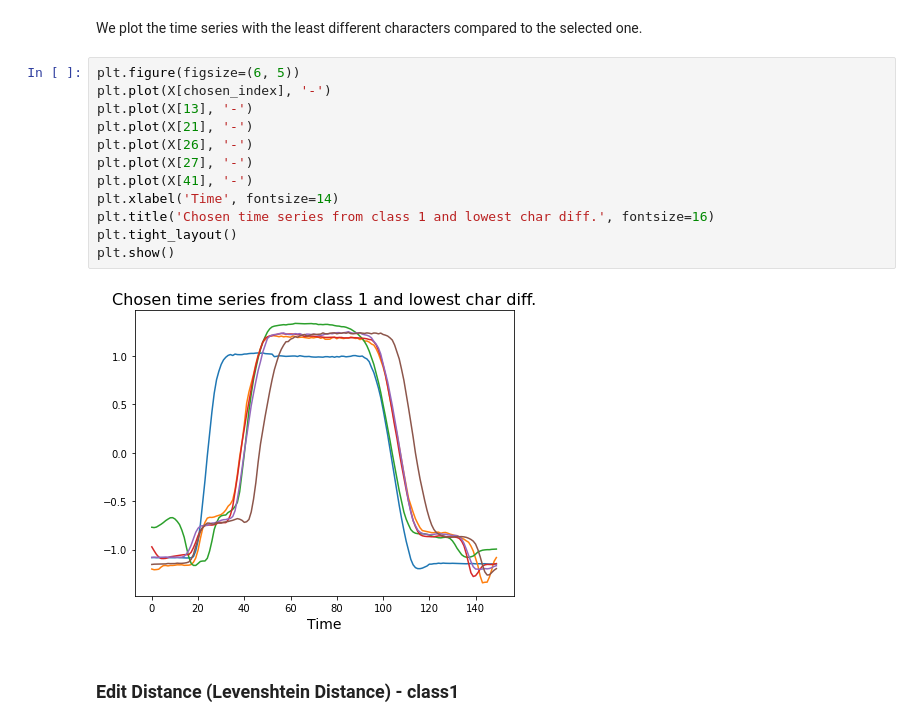
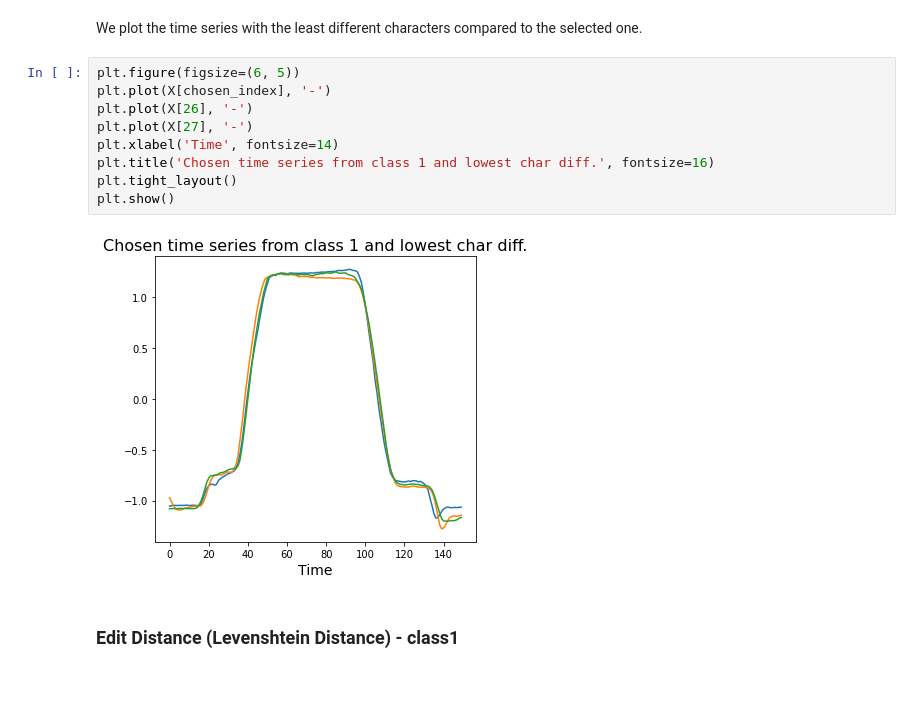
Before and after one commit to backspacer303/naucno-izracunavanje-projekat-2022, a Jupyter notebook: sfa_examples.ipynb, the cells around one changed output. Cells and saved outputs as stored; diff of their text form; blank space fills up the shorter version.

```diff
--- a/sfa_examples.ipynb
+++ b/sfa_examples.ipynb
@@ -271,17 +324,14 @@ We plot the time series with the least different characters compared to the sele
 # %%
 plt.figure(figsize=(6, 5))
 plt.plot(X[chosen_index], '-')
-plt.plot(X[13], '-')
-plt.plot(X[21], '-')
 plt.plot(X[26], '-')
 plt.plot(X[27], '-')
-plt.plot(X[41], '-')
 plt.xlabel('Time', fontsize=14)
 plt.title('Chosen time series from class 1 and lowest char diff.', fontsize=16)
 plt.tight_layout()
 plt.show()
 # %% [output]
-[figure, old version]
+[figure, new version]
 # %% [markdown]
 ### Edit Distance (Levenshtein Distance) - class1
 # %%
```
Also changed, not shown: parts of 30 cells of this notebook.
